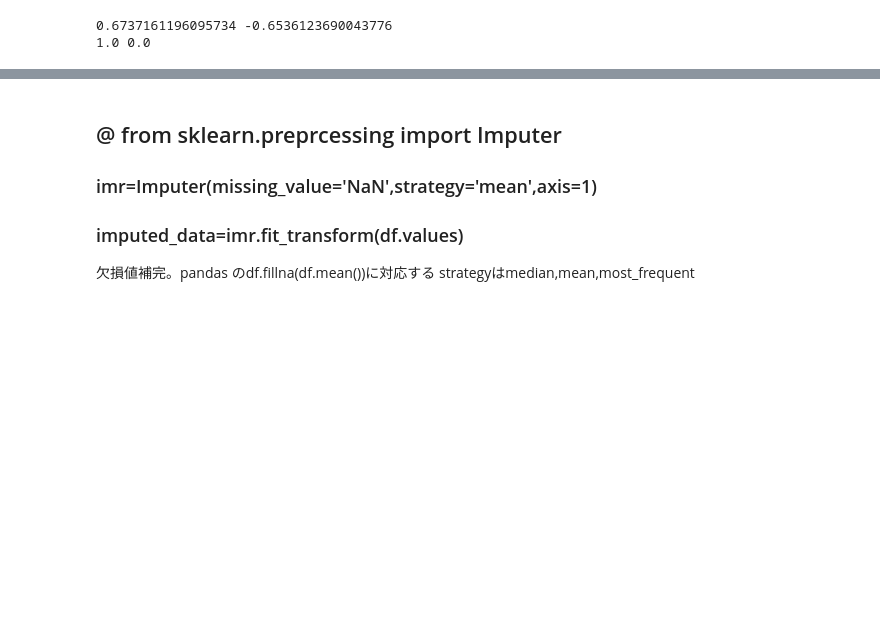
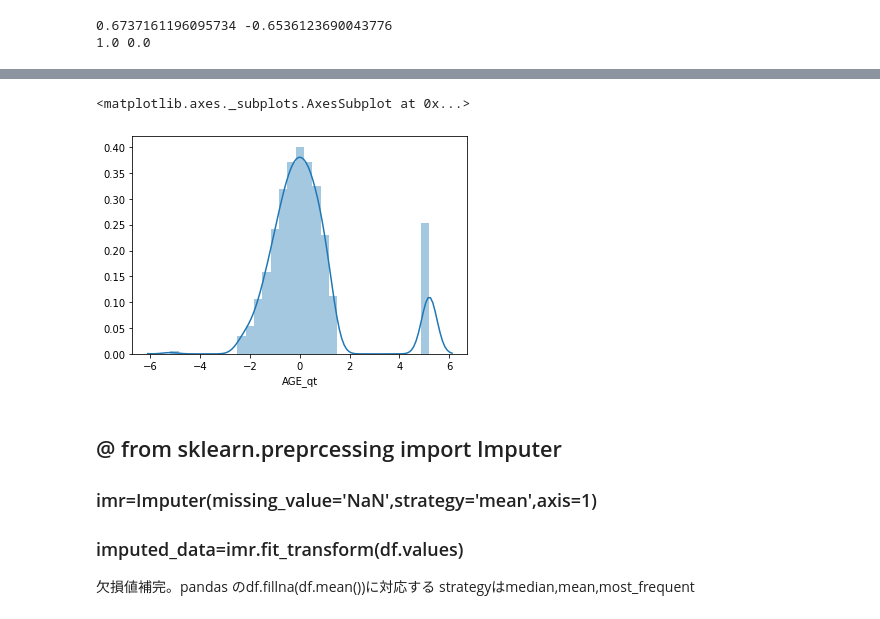
Before and after one commit to nsakki55/ml_note, a Jupyter notebook: scikit-learn_cheat_sheet.ipynb, the cells around one changed output, grey strips where cells are left out. Drawn from its saved outputs; the diff is of its cells as text; code cells hidden in the pictures; blank space fills up the shorter version.

```diff
--- a/scikit-learn_cheat_sheet.ipynb
+++ b/scikit-learn_cheat_sheet.ipynb
@@ -218,3 +255,12 @@ print(X_train_mms.max(),X_train_mms.min())
+# %%
+from sklearn.preprocessing import QuantileTransformer
+qt=QuantileTransformer(n_quantiles=100,random_state=0,output_distribution='normal')
+qt.fit(df['AGE'].values.reshape(-1, 1))
+df['AGE_qt']=qt.transform(df['AGE'].values.reshape(-1, 1))
+sns.distplot(df['AGE_qt'])
+# %% [output]
+<matplotlib.axes._subplots.AxesSubplot at 0x...>
+[figure, added]
 # %% [markdown]
 ## @ from sklearn.preprcessing import Imputer
 ### imr=Imputer(missing_value='NaN',strategy='mean',axis=1)
```
Also changed, not shown: parts of 10 cells of this notebook, 14 other files.
